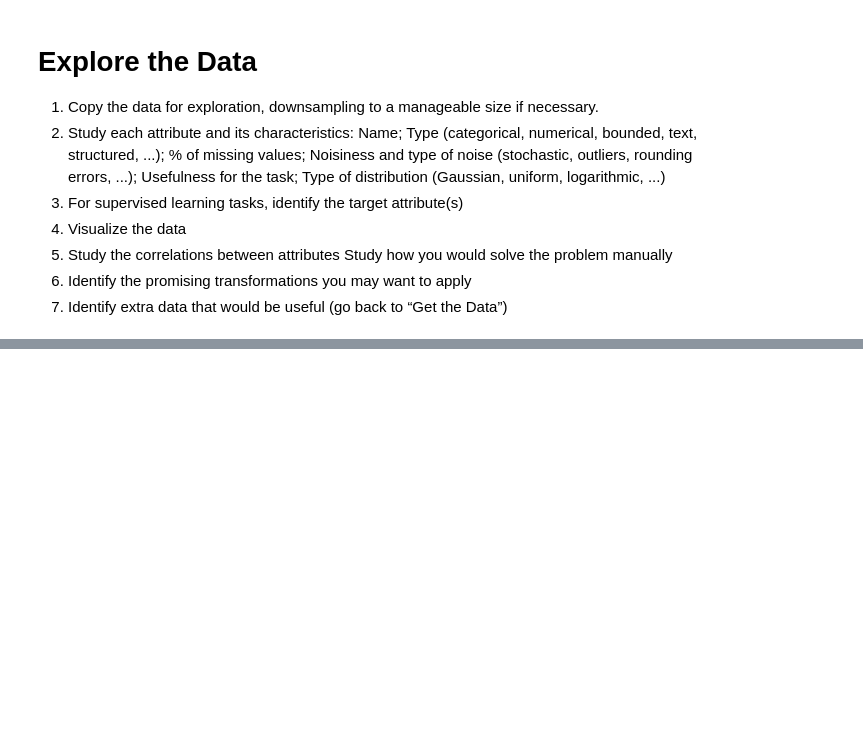
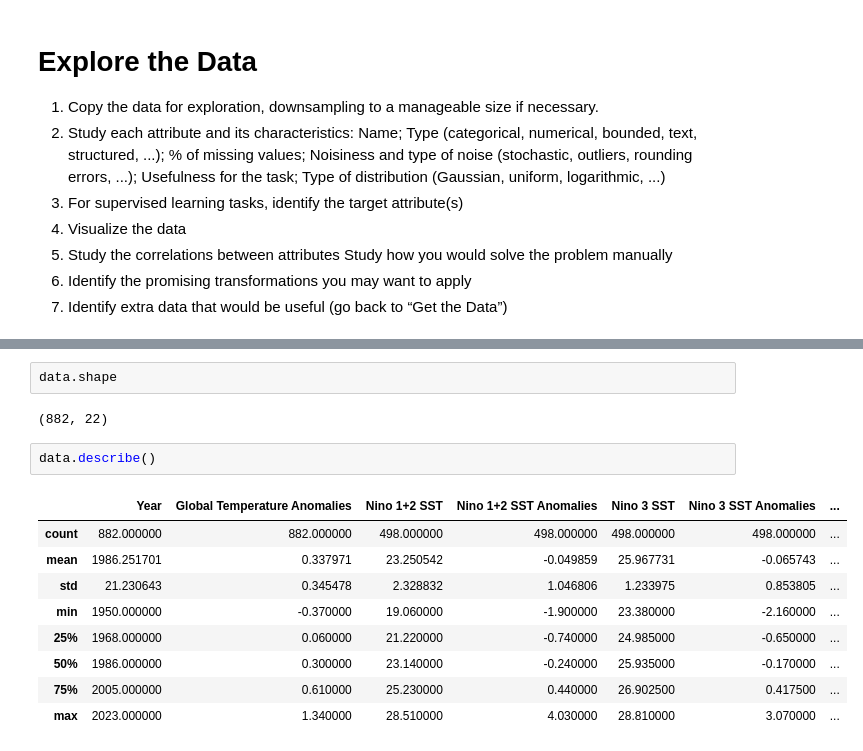
Before and after one commit to jyounes23/Project1CSCI296, a Jupyter notebook: Early Spring.ipynb, the cells around one changed output, grey strips where cells are left out. Cells and saved outputs as stored; diff of their text form; blank space fills up the shorter version.

```diff
--- a/Early Spring.ipynb
+++ b/Early Spring.ipynb
@@ -144,0 +171,16 @@ Study how you would solve the problem manually
+# %%
+data.shape
+# %% [output]
+(882, 22)
+# %%
+data.describe()
+# %% [output]
+|  | Year | Global Temperature Anomalies | Nino 1+2 SST | Nino 1+2 SST Anomalies | Nino 3 SST | Nino 3 SST Anomalies | ... |
+| count | 882.000000 | 882.000000 | 498.000000 | 498.000000 | 498.000000 | 498.000000 | ... |
+| mean | 1986.251701 | 0.337971 | 23.250542 | -0.049859 | 25.967731 | -0.065743 | ... |
+| std | 21.230643 | 0.345478 | 2.328832 | 1.046806 | 1.233975 | 0.853805 | ... |
+| min | 1950.000000 | -0.370000 | 19.060000 | -1.900000 | 23.380000 | -2.160000 | ... |
+| 25% | 1968.000000 | 0.060000 | 21.220000 | -0.740000 | 24.985000 | -0.650000 | ... |
+| 50% | 1986.000000 | 0.300000 | 23.140000 | -0.240000 | 25.935000 | -0.170000 | ... |
+| 75% | 2005.000000 | 0.610000 | 25.230000 | 0.440000 | 26.902500 | 0.417500 | ... |
+| max | 2023.000000 | 1.340000 | 28.510000 | 4.030000 | 28.810000 | 3.070000 | ... |
```
Also changed, not shown: parts of 7 cells of this notebook, 1 other file.
